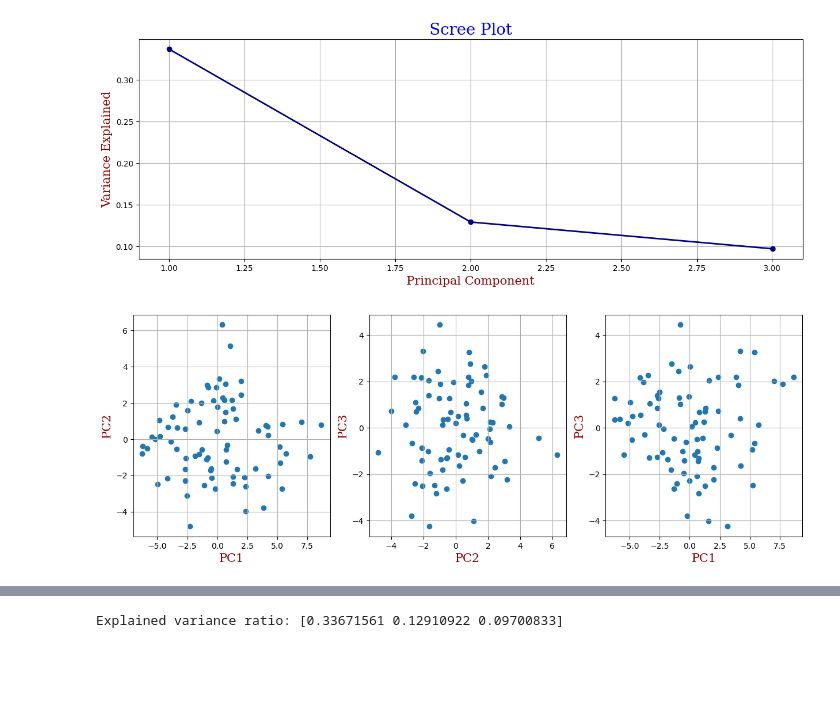
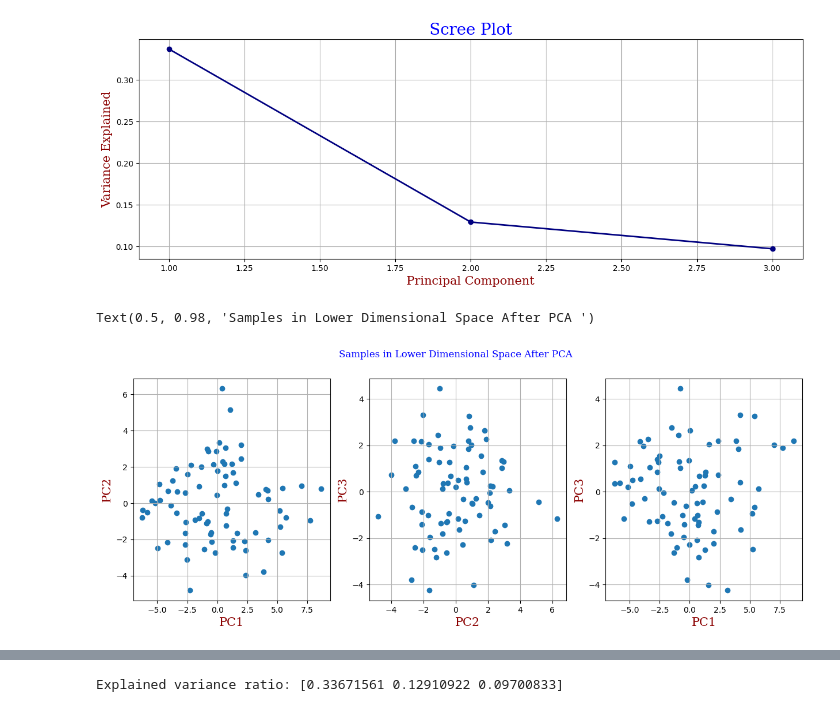
Before and after one commit to jmtony2000/Analysis-of-the-Breast-Cancer-Proteome-Dataset, a Jupyter notebook: Analysis_of_the_Breast_Cancer_Proteome_Dataset.ipynb, the cells around one changed output, grey strips where cells are left out. Cells and saved outputs as stored; diff of their text form; code cells hidden in the pictures; blank space fills up the shorter version.

```diff
--- a/Analysis_of_the_Breast_Cancer_Proteome_Dataset.ipynb
+++ b/Analysis_of_the_Breast_Cancer_Proteome_Dataset.ipynb
@@ -593,24 +593,27 @@ To get 0.56% of the variance we need 3 principal components
 # %%
 
 plt.figure(figsize=(15,5))
 
 plt.subplot(1,3,1)
 plt.scatter(pca_fit[:,0], pca_fit[:,1])
 plt.xlabel("PC1", fontdict=font2)
 plt.ylabel("PC2", fontdict=font2)
 plt.grid()
 
 plt.subplot(1,3,2)
 plt.scatter(pca_fit[:,1], pca_fit[:,2])
 plt.xlabel("PC2", fontdict=font2)
 plt.ylabel("PC3", fontdict=font2)
 plt.grid()
 
 plt.subplot(1,3,3)
 plt.scatter(pca_fit[:,0], pca_fit[:,2])
 plt.xlabel("PC1", fontdict=font2)
 plt.ylabel("PC3", fontdict=font2)
 plt.grid()
+
+plt.suptitle('Samples in Lower Dimensional Space After PCA ', fontdict=font1)
 # %% [output]
+Text(0.5, 0.98, 'Samples in Lower Dimensional Space After PCA ')
-[figure, old version]
+[figure, new version]
 # %%
```
Also changed, not shown: parts of 13 cells of this notebook.
